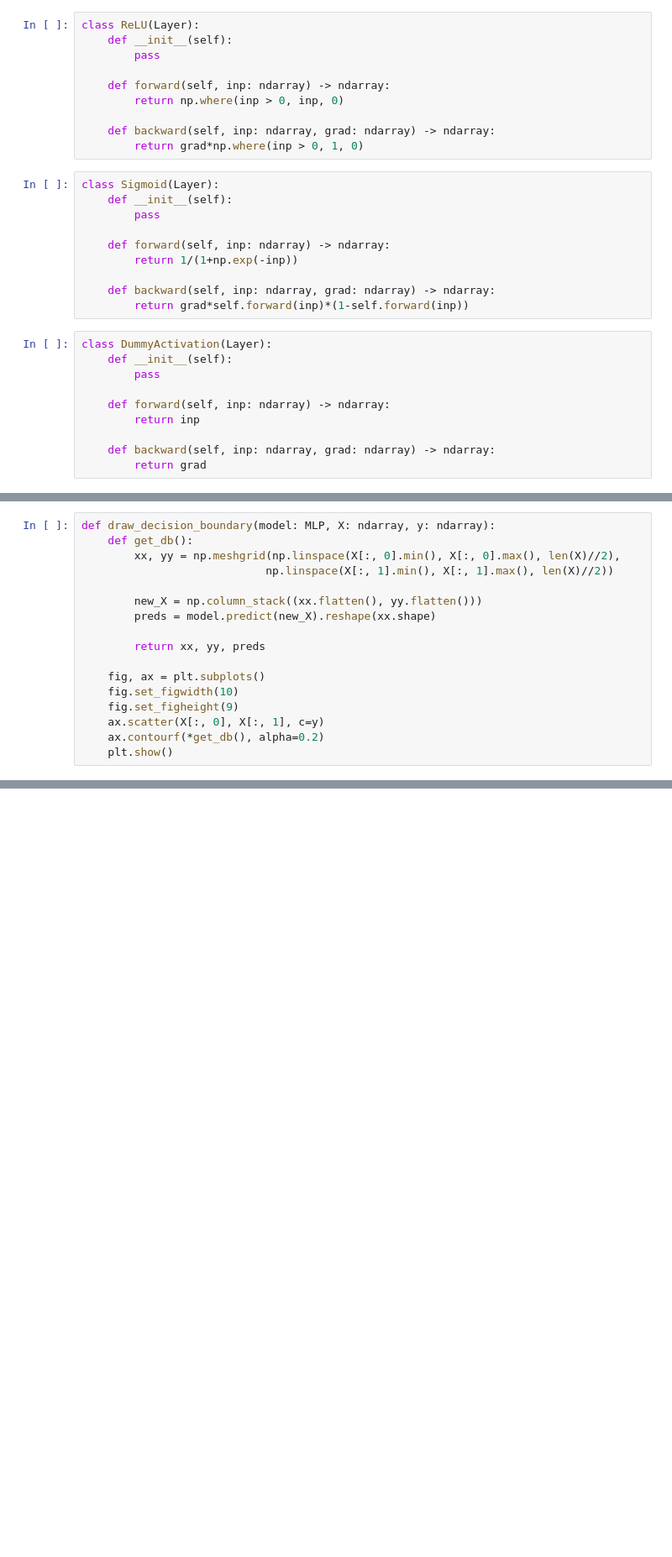
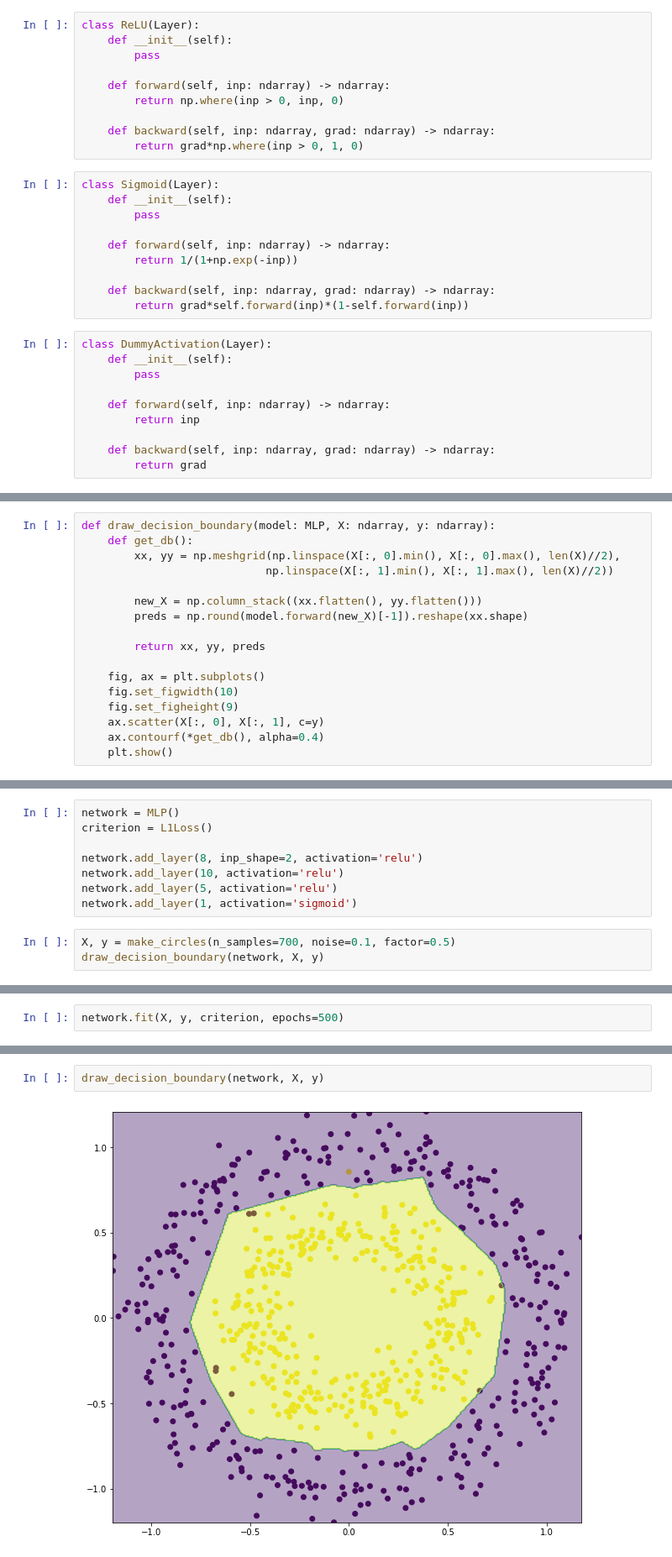
Before and after one commit to Mruzik1/NN-From-Scratch, a Jupyter notebook: src/new_neural_network.ipynb, the cells around one changed output, grey strips where cells are left out. Shown at 84% size. Saved outputs shown, nothing was run; the diff lists cells and outputs as text; blank space fills up the shorter version.

```diff
--- a/src/new_neural_network.ipynb
+++ b/src/new_neural_network.ipynb
@@ -160,7 +169,7 @@ def draw_decision_boundary(model: MLP, X: ndarray, y: ndarray):
                             np.linspace(X[:, 1].min(), X[:, 1].max(), len(X)//2))
 
         new_X = np.column_stack((xx.flatten(), yy.flatten()))
-        preds = model.predict(new_X).reshape(xx.shape)
+        preds = np.round(model.forward(new_X)[-1]).reshape(xx.shape)
 
         return xx, yy, preds
 
@@ -168,5 +177,5 @@ def draw_decision_boundary(model: MLP, X: ndarray, y: ndarray):
     fig.set_figwidth(10)
     fig.set_figheight(9)
     ax.scatter(X[:, 0], X[:, 1], c=y)
-    ax.contourf(*get_db(), alpha=0.2)
+    ax.contourf(*get_db(), alpha=0.4)
     plt.show()
@@ -214,0 +182,11 @@ network.fit(X_test, y_test, criterion, epochs=1)
+# %%
+network = MLP()
+criterion = L1Loss()
+
+network.add_layer(8, inp_shape=2, activation='relu')
+network.add_layer(10, activation='relu')
+network.add_layer(5, activation='relu')
+network.add_layer(1, activation='sigmoid')
+# %%
+X, y = make_circles(n_samples=700, noise=0.1, factor=0.5)
+draw_decision_boundary(network, X, y)
@@ -214,0 +195,2 @@ network.fit(X_test, y_test, criterion, epochs=1)
+# %%
+network.fit(X, y, criterion, epochs=500)
@@ -214,0 +202,4 @@ network.fit(X_test, y_test, criterion, epochs=1)
+# %%
+draw_decision_boundary(network, X, y)
+# %% [output]
+[figure, added]
```
Also changed, not shown: parts of 9 cells of this notebook, 2 other files.
